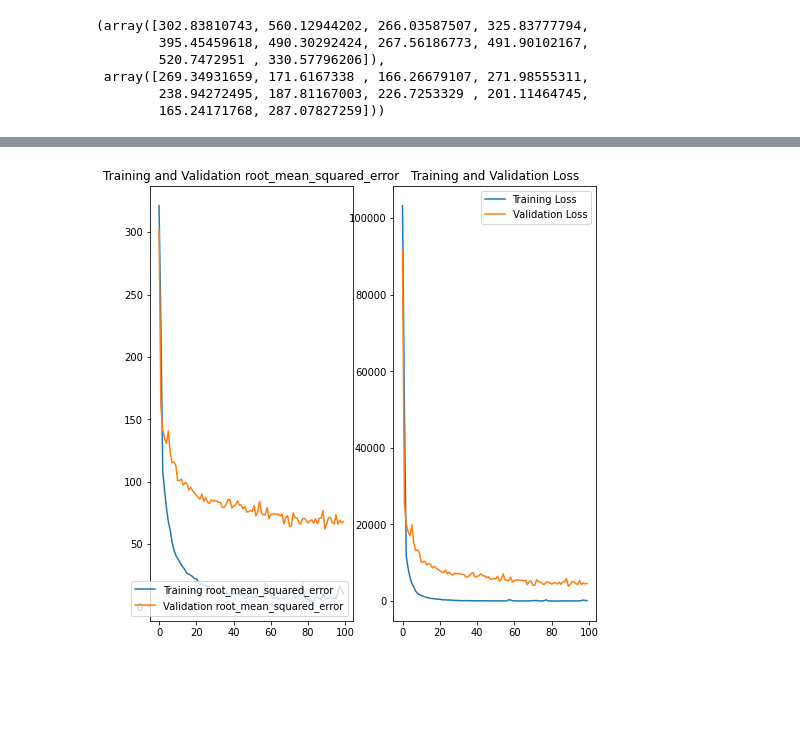
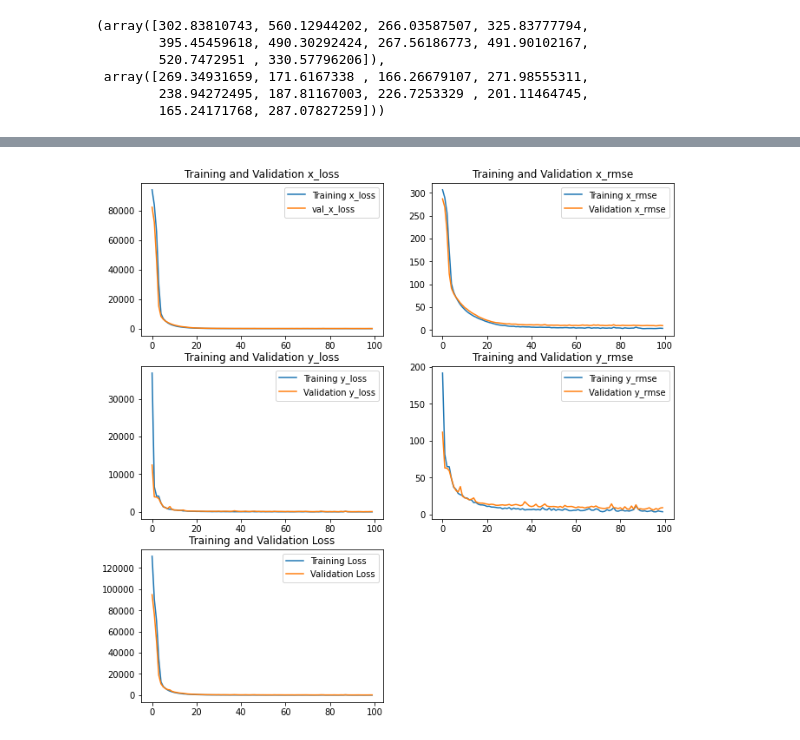
Before and after one commit to edulapalle/CS584-ML-HW3, a Jupyter notebook: ML_HW3.ipynb, the cells around one changed output, grey strips where cells are left out. Cells and saved outputs as stored; diff of their text form; code cells hidden in the pictures; blank space fills up the shorter version.

```diff
--- a/ML_HW3.ipynb
+++ b/ML_HW3.ipynb
@@ -321,25 +367,52 @@ Epoch 100/100
-# %%
-acc = history.history['root_mean_squared_error']
-val_acc = history.history['val_root_mean_squared_error']
-
-loss = history.history['loss']
-val_loss = history.history['val_loss']
-
-epochs_range = range(epochs)
-
-plt.figure(figsize=(8, 8))
-plt.subplot(1, 2, 1)
-plt.plot(epochs_range, acc, label='Training root_mean_squared_error')
-plt.plot(epochs_range, val_acc, label='Validation root_mean_squared_error')
-plt.legend(loc='lower right')
-plt.title('Training and Validation root_mean_squared_error')
-
-plt.subplot(1, 2, 2)
-plt.plot(epochs_range, loss, label='Training Loss')
-plt.plot(epochs_range, val_loss, label='Validation Loss')
-plt.legend(loc='upper right')
-plt.title('Training and Validation Loss')
-plt.show()
-# %% [output]
-[figure, removed]
+# %%
+
+loss = history.history['loss']
+val_loss = history.history['val_loss']
+
+x_rmse = history.history['x_root_mean_squared_error']
+val_x_rmse = history.history['val_x_root_mean_squared_error']
+
+y_rmse = history.history['y_root_mean_squared_error']
+val_y_rmse = history.history['val_y_root_mean_squared_error']
+
+x_loss = history.history['x_loss']
+val_x_loss = history.history['val_x_loss']
+
+y_loss = history.history['y_loss']
+val_y_loss = history.history['val_y_loss']
+
+epochs_range = range(epochs)
+
+plt.figure(figsize=(11,11))
+
+plt.subplot(3,2,5)
+plt.plot(epochs_range, loss, label='Training Loss')
+plt.plot(epochs_range, val_loss, label='Validation Loss')
+plt.legend(loc='upper right')
+plt.title('Training and Validation Loss')
+plt.subplot(3,2,2)
+plt.plot(epochs_range, x_rmse, label='Training x_rmse')
+plt.plot(epochs_range, val_x_rmse, label='Validation x_rmse')
+plt.legend(loc='upper right')
+plt.title('Training and Validation x_rmse')
+
+plt.subplot(3,2,1)
+plt.plot(epochs_range, x_loss, label='Training x_loss')
+plt.plot(epochs_range, val_x_loss, label='val_x_loss')
+plt.legend(loc='upper right')
+plt.title('Training and Validation x_loss')
+plt.subplot(3,2,4)
+plt.plot(epochs_range, y_rmse, label='Training y_rmse')
+plt.plot(epochs_range, val_y_rmse, label='Validation y_rmse')
+plt.legend(loc='upper right')
+plt.title('Training and Validation y_rmse')
+
+plt.subplot(3,2,3)
+plt.plot(epochs_range, y_loss, label='Training y_loss')
+plt.plot(epochs_range, val_y_loss, label='Validation y_loss')
+plt.legend(loc='upper right')
+plt.title('Training and Validation y_loss')
+plt.show()
+# %% [output]
+[figure, added]
 # %%
```
Also changed, not shown: parts of 17 cells of this notebook.
